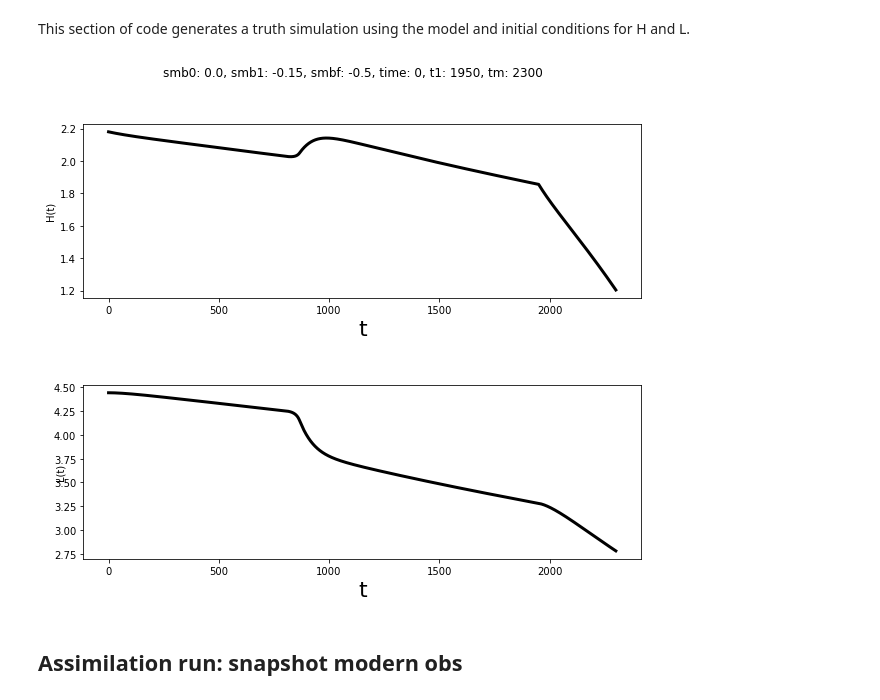
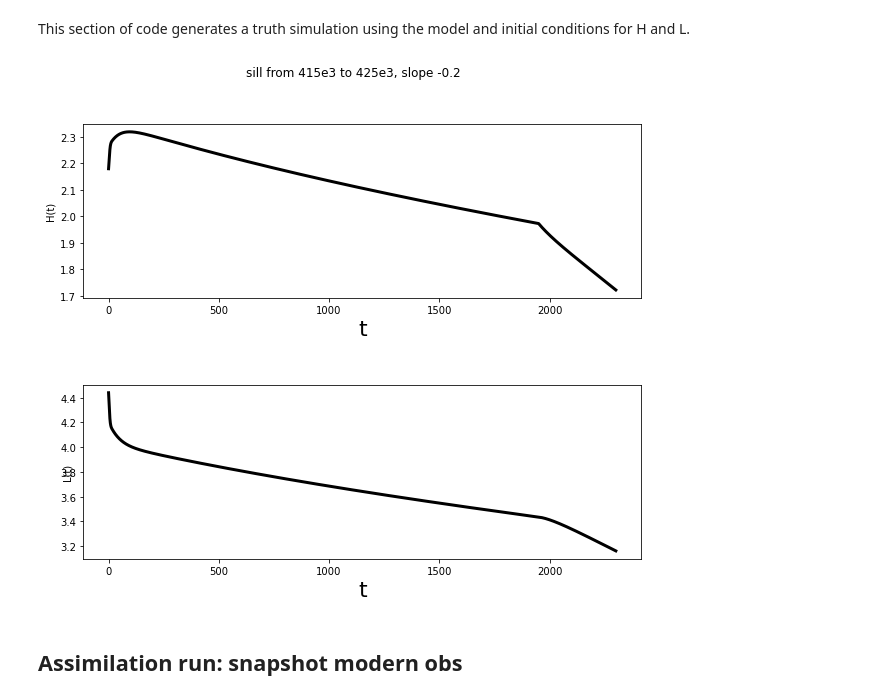
Before and after one commit to lruthotto/StormSurge, a Jupyter notebook: EKF_TwoStage_demo_save_csv.ipynb, the cells around one changed output. Saved outputs shown, nothing was run; the diff lists cells and outputs as text; code cells hidden in the pictures.

Commit message:
csv data generated with sill changed

```diff
--- a/EKF_TwoStage_demo_save_csv.ipynb
+++ b/EKF_TwoStage_demo_save_csv.ipynb
@@ -51,7 +51,7 @@ def TwoStage_timedep(state,*args): #Robel et al. 2018 two-stage model
     bx = -0.001   #glacier slope
     sillmin = 415e3   #reverse slope start point
     sillmax = 425e3   #reverse slope ends point
-    sillslope = 0.01   #reverse slope slope
+    sillslope = -0.02   #reverse slope slope
 
     rhow = 1028   #density of water
     rhoi = 917   #denisty of ice
@@ -165,9 +165,9 @@ Sets model intialization parameters except for length of glacier, glacier bed pa
 # %%
 nd = 2 #degrees of freedom (number of prognositic equations in model)
 # parameters
-smb0 = 0.0
-smb1 = -0.15
-smbf = -0.5
+smb0 = 0.3
+smb1 = 0.15
+smbf = 0.0
 t1 = 1950
 gamma = 0.05
 omega = 8e-8
@@ -196,35 +196,35 @@ ind_m_inacc = np.linspace(200,1800,9).astype(int) #np.array([1000,1900])
 ind_m_acc = np.linspace(2001,2020,20).astype(int)
 ind_m = np.concatenate((ind_m_inacc,ind_m_acc))
 t_m = t[ind_m]
 nt_m = np.size(ind_m)
 sig_m =  np.zeros(nt+1)
 sig_m[ind_m_inacc] = sig_m_inacc
 sig_m[ind_m_acc] = sig_m_acc
 
 #time integration
 uTrue = np.zeros([nd,nt+1])
 uTrue[:,0] = u0True
 km = 0
 w = np.zeros([nd,nt_m])
 for k in range(nt):
     time = k*dt
     uTrue[:,k+1] = RK4(TwoStage_timedep,uTrue[:,k],dt,smb0,smb1,smbf,gamma,omega,time,t1,tm)
     if (km<nt_m) and (k+1==ind_m[km]):
         w[:,km] = h(uTrue[:,k+1]) + np.random.normal(0,sig_m[k+1],[nd,])
         km = km+1
 
 fig, ax = plt.subplots(nrows=nd,ncols=1, figsize=(10,8))
 ax = ax.flat
 for k in range(nd):
     ax[k].plot(t,uTrue[k,:], label='True', linewidth = 3, color="black")
     ax[k].set_xlabel('t',fontsize=22)
 
-fig.suptitle("smb0: 0.0, smb1: -0.15, smbf: -0.5, time: 0, t1: 1950, tm: 2300")
+fig.suptitle("sill from 415e3 to 425e3, slope -0.2")
 ax[0].set_ylabel('H(t)', labelpad=5)
 ax[1].set_ylabel('L(t)', labelpad=-12)
 fig.subplots_adjust(hspace=0.5)
 # %% [output]
-[figure, old version]
+[figure, new version]
 # %%
 dft=pd.DataFrame(t.T, columns=['t'])
 df=pd.DataFrame(uTrue.T, columns=['H','L'])
```
Also changed, not shown: parts of 1 cell of this notebook, 7 other files.
